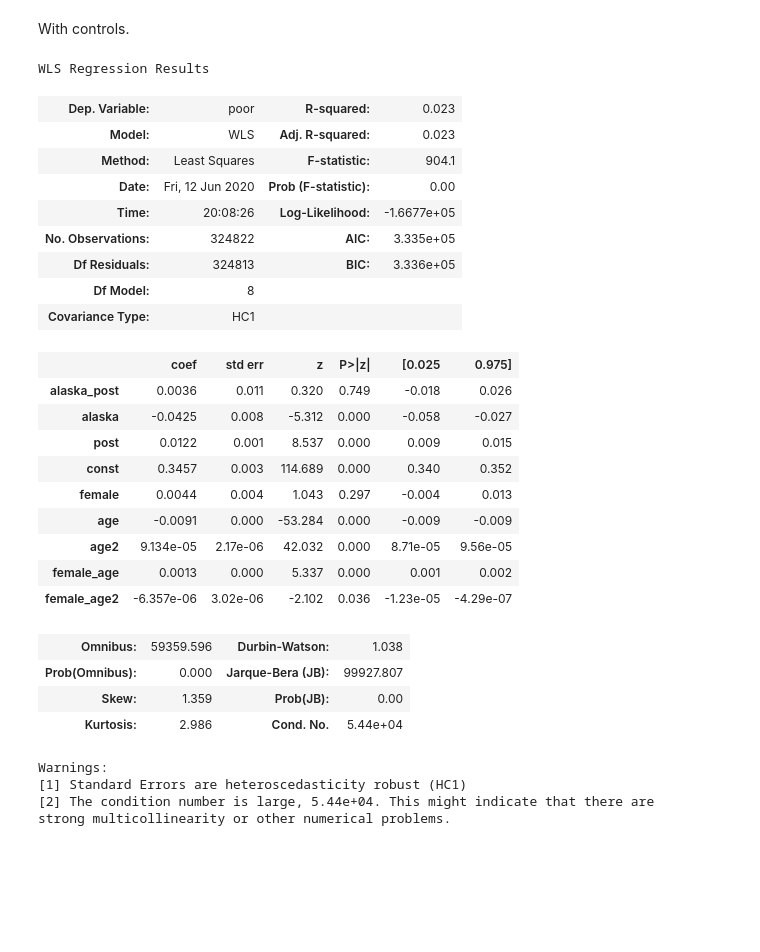
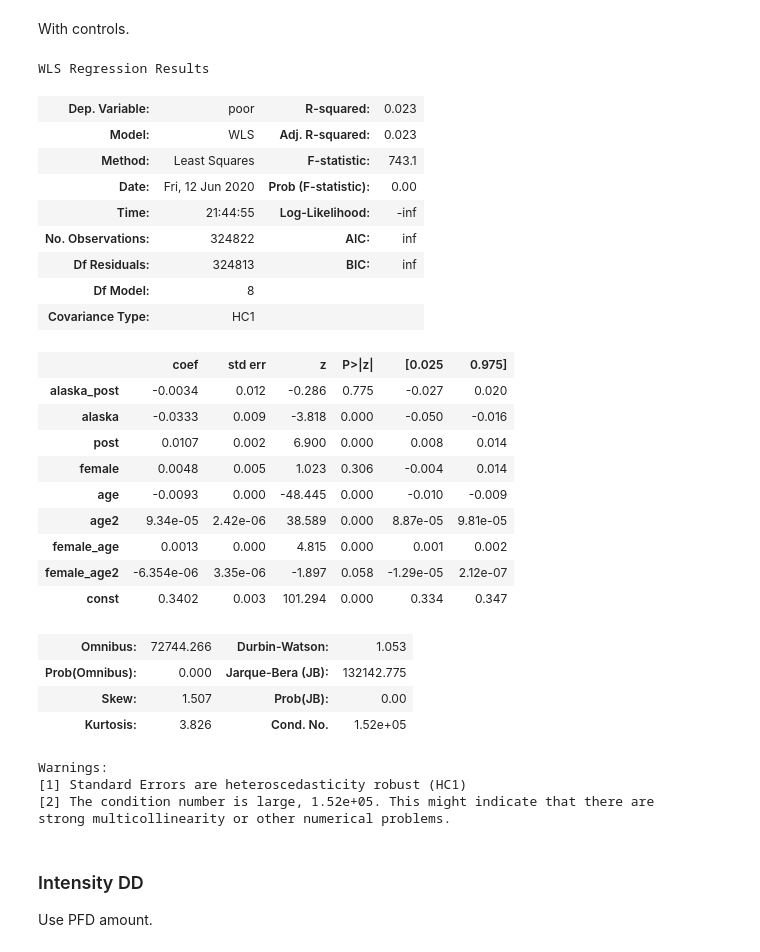
Before and after one commit to UBICenter/pfd_spm, a Jupyter notebook: pfd_spm.ipynb, the cells around one changed output. Drawn from its saved outputs; the diff is of its cells as text; code cells hidden in the pictures; blank space fills up the shorter version.

Commit message:
Add intensity regressions.

```diff
--- a/pfd_spm.ipynb
+++ b/pfd_spm.ipynb
@@ -57,0 +60,2 @@ dat = dat[dat.year >= YEAR_START]
+# %%
+dat = dat.merge(pfd, on='year', how='left').fillna(0)
@@ -62,3 +71,7 @@ dat['alaska_post'] = dat.alaska & dat.post
+# %%
+dat['pfd_k'] = dat.pfd / 1000
+dat['alaska_pfd_k'] = dat.alaska * dat.pfd_k
+dat['alaska_year'] = dat.alaska * dat.year
 # %% [markdown]
 Set bools to ints for regressions, and add a constant.
 # %%
@@ -138,0 +154,18 @@ povtrend_ak[['pfd', 'ak_minus_rest']].corr().iloc[0, 1] ** 2
+# %%
+def reg(df, y, x, cluster=None):
+    """ Run WLS regression. Also drops all incomplete rows across x and y.
+
+    Args:
+        df: DataFrame.
+        y: Name of y column.
+        x: List of x column names (const is added).
+        cluster: Column name to cluster on. Defaults to None, in which case
+            standard HC1 robust standard errors are reported instead.
+    """
+    cols = x + [y, 'w', 'const']
+    tmp = df[cols].dropna()
+    m = sm.WLS(tmp[y], tmp[x + ['const']], weights=tmp['w'], missing='drop')
+    if cluster:
+        return m.fit(cov_type='cluster',
+                     cov_kwds={'groups': tmp[cluster].values})
+    return m.fit(cov_type='HC1')
@@ -139,4 +174,4 @@ povtrend_ak[['pfd', 'ak_minus_rest']].corr().iloc[0, 1] ** 2
 # %%
-DD_VARS = ['alaska_post', 'alaska', 'post', 'const']
+DD_VARS = ['alaska_post', 'alaska', 'post']
 CONTROLS = ['female', 'age', 'age2', 'female_age', 'female_age2']
 # %%
@@ -195,35 +202,38 @@ Warnings:
 # %% [markdown]
 With controls.
 # %%
-m_controls = sm.WLS(dat8182.poor,
-                    dat8182[DD_VARS + CONTROLS]).fit(cov_type='HC1')
+m_controls = reg(dat8182, 'poor', DD_VARS + CONTROLS)
 m_controls.summary()
 # %% [output]
 WLS Regression Results
 | Dep. Variable: | poor | R-squared: | 0.023 |
 | Model: | WLS | Adj. R-squared: | 0.023 |
-| Method: | Least Squares | F-statistic: | 904.1 |
+| Method: | Least Squares | F-statistic: | 743.1 |
 | Date: | Fri, 12 Jun 2020 | Prob (F-statistic): | 0.00 |
-| Time: | 20:08:26 | Log-Likelihood: | -1.6677e+05 |
-| No. Observations: | 324822 | AIC: | 3.335e+05 |
-| Df Residuals: | 324813 | BIC: | 3.336e+05 |
+| Time: | 21:44:55 | Log-Likelihood: | -inf |
+| No. Observations: | 324822 | AIC: | inf |
+| Df Residuals: | 324813 | BIC: | inf |
 | Df Model: | 8 |  |  |
 | Covariance Type: | HC1 |  |  |
 |  | coef | std err | z | P>|z| | [0.025 | 0.975] |
-| alaska_post | 0.0036 | 0.011 | 0.320 | 0.749 | -0.018 | 0.026 |
-| alaska | -0.0425 | 0.008 | -5.312 | 0.000 | -0.058 | -0.027 |
-| post | 0.0122 | 0.001 | 8.537 | 0.000 | 0.009 | 0.015 |
-| const | 0.3457 | 0.003 | 114.689 | 0.000 | 0.340 | 0.352 |
-| female | 0.0044 | 0.004 | 1.043 | 0.297 | -0.004 | 0.013 |
-| age | -0.0091 | 0.000 | -53.284 | 0.000 | -0.009 | -0.009 |
-| age2 | 9.134e-05 | 2.17e-06 | 42.032 | 0.000 | 8.71e-05 | 9.56e-05 |
-| female_age | 0.0013 | 0.000 | 5.337 | 0.000 | 0.001 | 0.002 |
-| female_age2 | -6.357e-06 | 3.02e-06 | -2.102 | 0.036 | -1.23e-05 | -4.29e-07 |
+| alaska_post | -0.0034 | 0.012 | -0.286 | 0.775 | -0.027 | 0.020 |
+| alaska | -0.0333 | 0.009 | -3.818 | 0.000 | -0.050 | -0.016 |
+| post | 0.0107 | 0.002 | 6.900 | 0.000 | 0.008 | 0.014 |
+| female | 0.0048 | 0.005 | 1.023 | 0.306 | -0.004 | 0.014 |
+| age | -0.0093 | 0.000 | -48.445 | 0.000 | -0.010 | -0.009 |
+| age2 | 9.34e-05 | 2.42e-06 | 38.589 | 0.000 | 8.87e-05 | 9.81e-05 |
+| female_age | 0.0013 | 0.000 | 4.815 | 0.000 | 0.001 | 0.002 |
+| female_age2 | -6.354e-06 | 3.35e-06 | -1.897 | 0.058 | -1.29e-05 | 2.12e-07 |
+| const | 0.3402 | 0.003 | 101.294 | 0.000 | 0.334 | 0.347 |
-| Omnibus: | 59359.596 | Durbin-Watson: | 1.038 |
-| Prob(Omnibus): | 0.000 | Jarque-Bera (JB): | 99927.807 |
-| Skew: | 1.359 | Prob(JB): | 0.00 |
-| Kurtosis: | 2.986 | Cond. No. | 5.44e+04 |
+| Omnibus: | 72744.266 | Durbin-Watson: | 1.053 |
+| Prob(Omnibus): | 0.000 | Jarque-Bera (JB): | 132142.775 |
+| Skew: | 1.507 | Prob(JB): | 0.00 |
+| Kurtosis: | 3.826 | Cond. No. | 1.52e+05 |
 Warnings:
 [1] Standard Errors are heteroscedasticity robust (HC1)
-[2] The condition number is large, 5.44e+04. This might indicate that there are
+[2] The condition number is large, 1.52e+05. This might indicate that there are
 strong multicollinearity or other numerical problems.
+# %% [markdown]
+### Intensity DD
+
+Use PFD amount.
```
Also changed, not shown: parts of 14 cells of this notebook.
